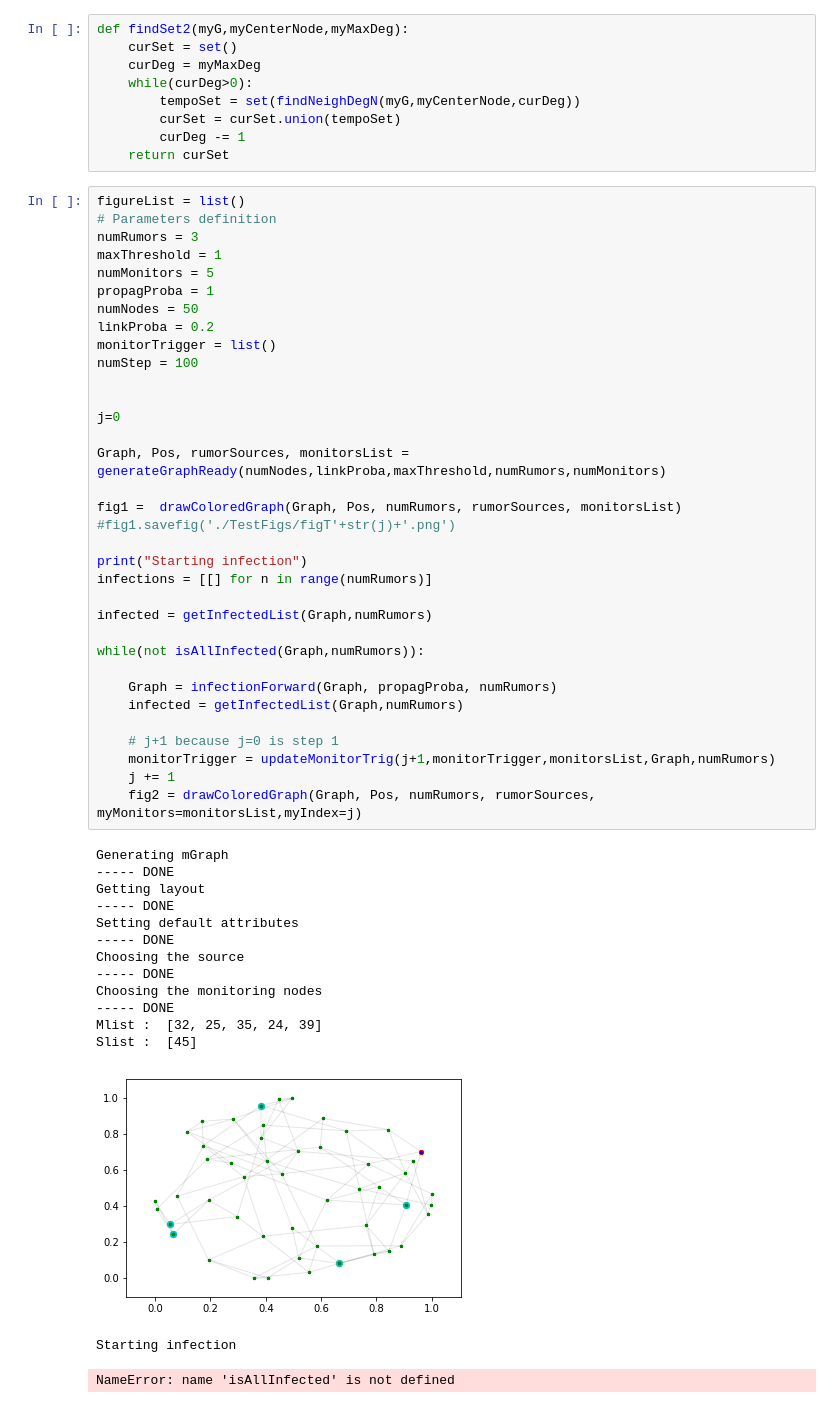
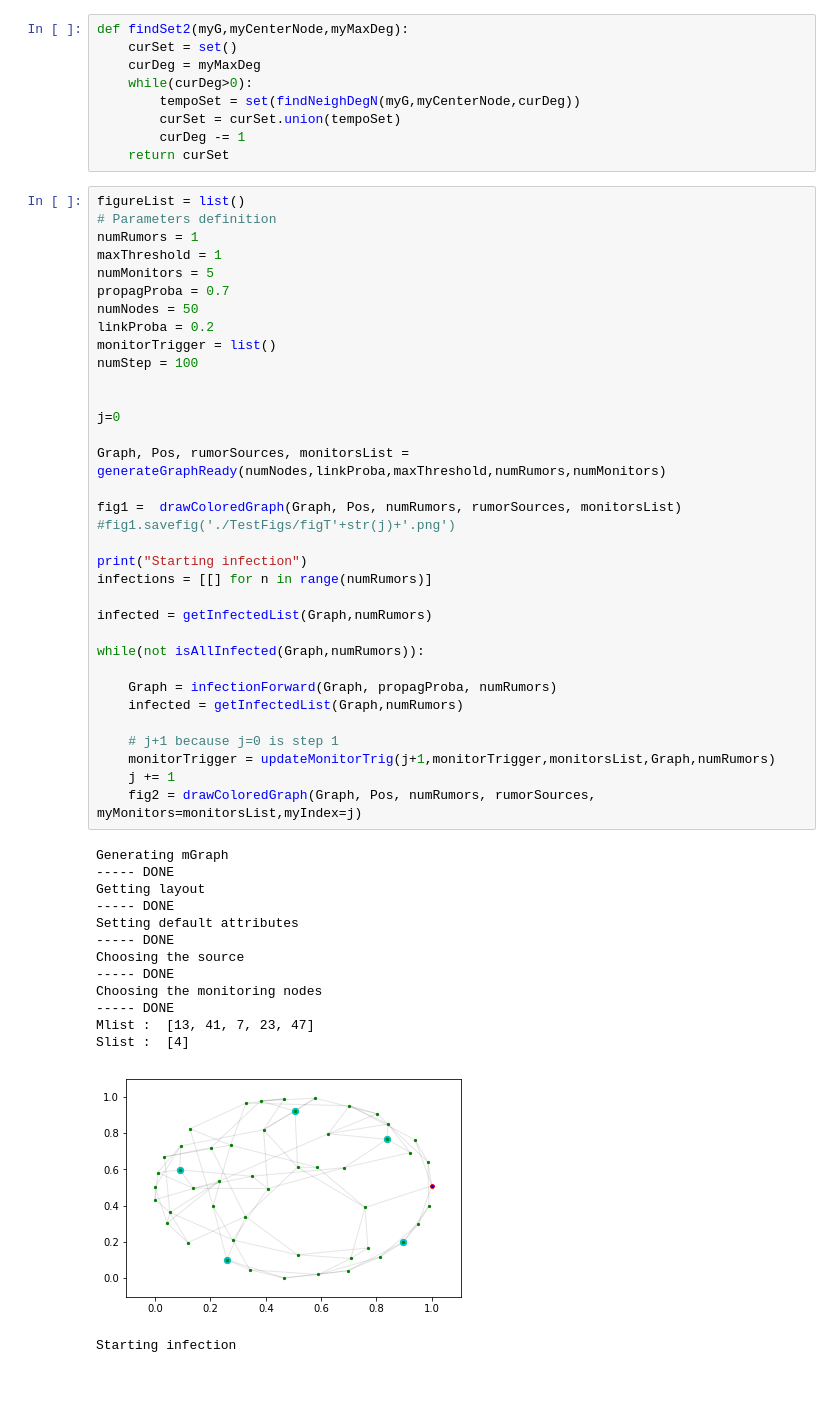
Before and after one commit to N0ciple/MSc-Project, a Jupyter notebook: Test-other.ipynb, the cells around one changed output. Drawn from its saved outputs; the diff is of its cells as text.

```diff
--- a/Test-other.ipynb
+++ b/Test-other.ipynb
@@ -13,10 +14,10 @@ def findSet2(myG,myCenterNode,myMaxDeg):
 # %%
 figureList = list()
 # Parameters definition
-numRumors = 3
+numRumors = 1
 maxThreshold = 1
 numMonitors = 5
-propagProba = 1
+propagProba = 0.7
 numNodes = 50
 linkProba = 0.2
 monitorTrigger = list()
@@ -28,35 +29,34 @@ j=0
 Graph, Pos, rumorSources, monitorsList = generateGraphReady(numNodes,linkProba,maxThreshold,numRumors,numMonitors)
 
 fig1 =  drawColoredGraph(Graph, Pos, numRumors, rumorSources, monitorsList)
 #fig1.savefig('./TestFigs/figT'+str(j)+'.png')
 
 print("Starting infection")
 infections = [[] for n in range(numRumors)]
 
 infected = getInfectedList(Graph,numRumors)
 
 while(not isAllInfected(Graph,numRumors)):
 
     Graph = infectionForward(Graph, propagProba, numRumors)
     infected = getInfectedList(Graph,numRumors)
 
     # j+1 because j=0 is step 1
     monitorTrigger = updateMonitorTrig(j+1,monitorTrigger,monitorsList,Graph,numRumors)
     j += 1
     fig2 = drawColoredGraph(Graph, Pos, numRumors, rumorSources, myMonitors=monitorsList,myIndex=j)
 # %% [output]
 Generating mGraph
 ----- DONE
 Getting layout
 ----- DONE
 Setting default attributes
 ----- DONE
 Choosing the source
 ----- DONE
 Choosing the monitoring nodes
 ----- DONE
-Mlist :  [32, 25, 35, 24, 39]
-Slist :  [45]
+Mlist :  [13, 41, 7, 23, 47]
+Slist :  [4]
-[figure, old version]
+[figure, new version]
 Starting infection
-NameError: name 'isAllInfected' is not defined
```
Also changed, not shown: parts of 9 cells of this notebook, 1 other file.
